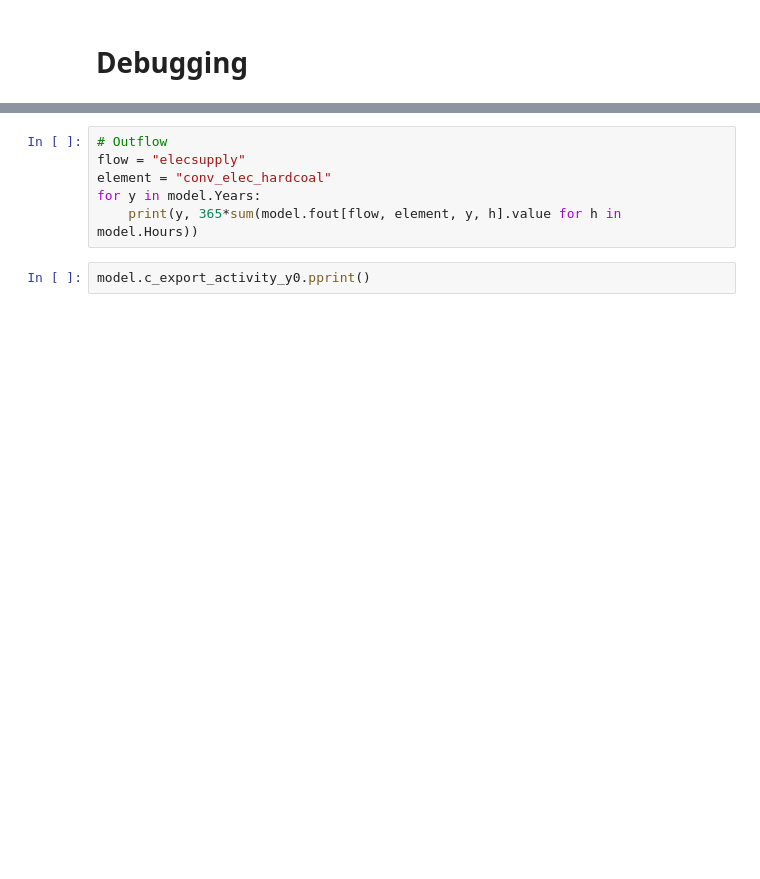
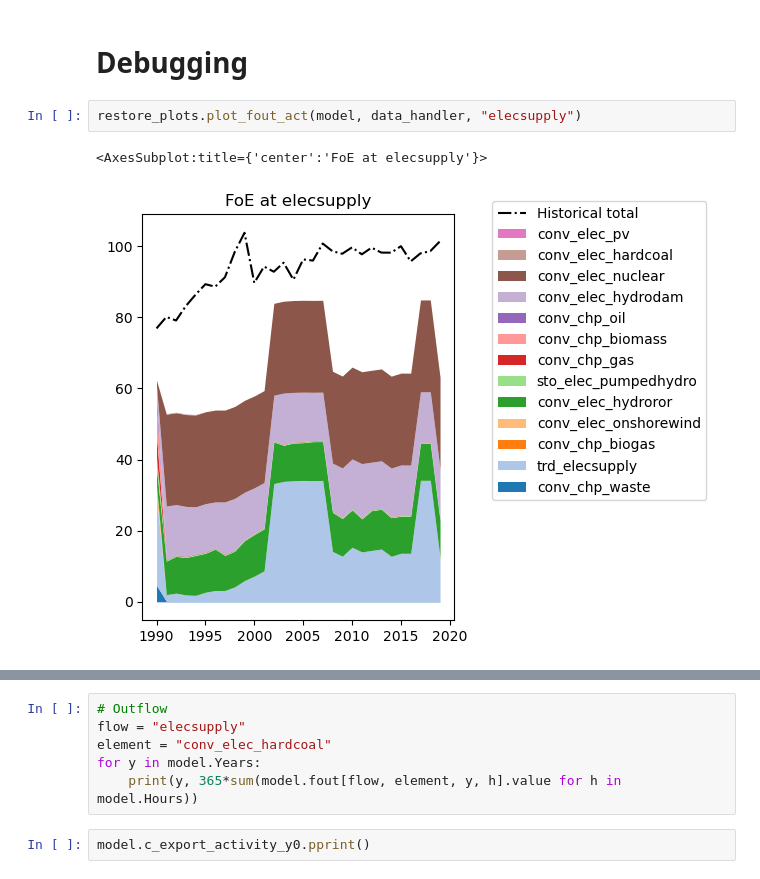
Before and after one commit to irm-codebase/RESTORE, a Jupyter notebook: restore_v1.ipynb, the cells around one changed output, grey strips where cells are left out. Cells and saved outputs as stored; diff of their text form; blank space fills up the shorter version.

```diff
--- a/restore_v1.ipynb
+++ b/restore_v1.ipynb
@@ -672,3 +672,8 @@ Solution:
   number of solutions displayed: 0
 # %% [markdown]
 # Debugging
+# %%
+restore_plots.plot_fout_act(model, data_handler, "elecsupply")
+# %% [output]
+<AxesSubplot:title={'center':'FoE at elecsupply'}>
+[figure, added]
```
Also changed, not shown: parts of 8 cells of this notebook, 3 other files.
